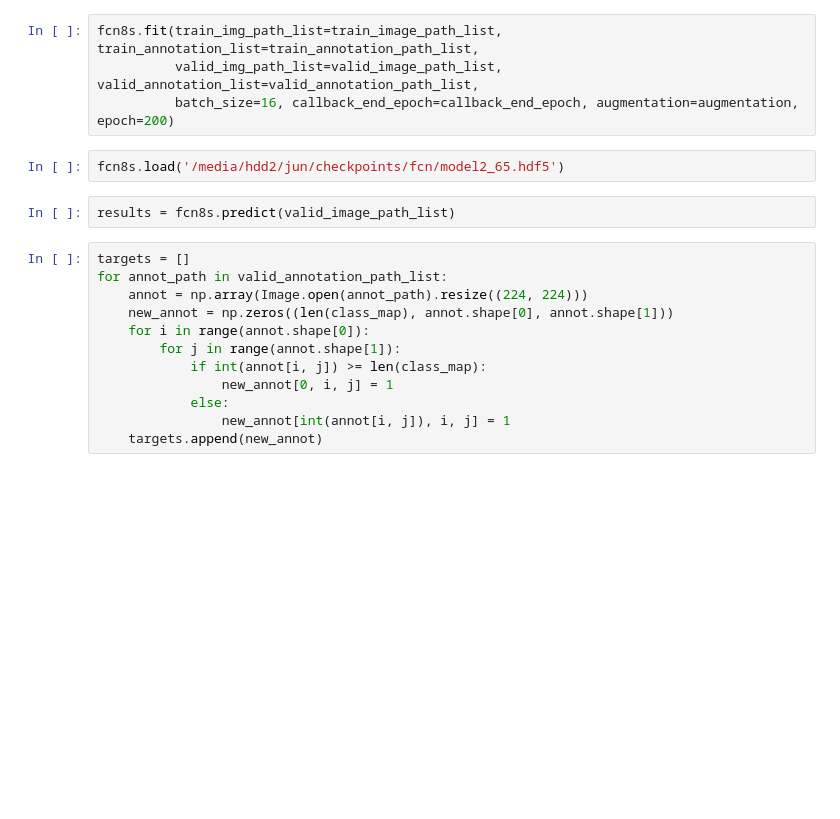
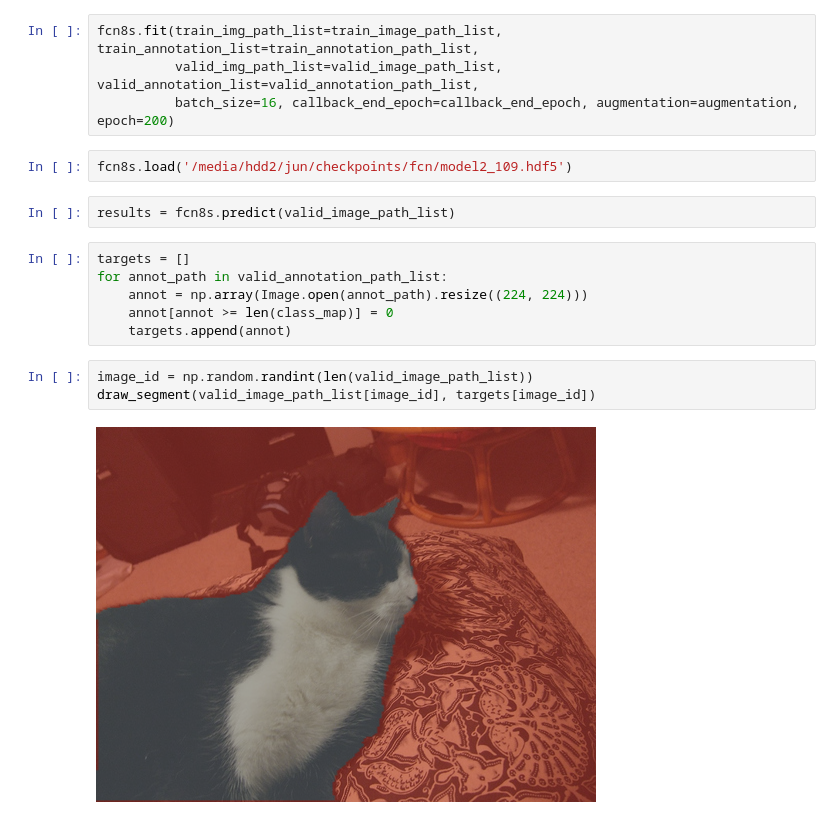
Before and after one commit to music-brain88/ReNomIMG, a Jupyter notebook: example/example_fcn.ipynb, the cells around one changed output. Cells and saved outputs as stored; diff of their text form; blank space fills up the shorter version.

```diff
--- a/example/example_fcn.ipynb
+++ b/example/example_fcn.ipynb
@@ -79,18 +76,17 @@ fcn8s.fit(train_img_path_list=train_image_path_list, train_annotation_list=train
           valid_img_path_list=valid_image_path_list, valid_annotation_list=valid_annotation_path_list,
           batch_size=16, callback_end_epoch=callback_end_epoch, augmentation=augmentation, epoch=200)
 # %%
-fcn8s.load('/media/hdd2/jun/checkpoints/fcn/model2_65.hdf5')
+fcn8s.load('/media/hdd2/jun/checkpoints/fcn/model2_109.hdf5')
 # %%
 results = fcn8s.predict(valid_image_path_list)
-# %%
-targets = []
-for annot_path in valid_annotation_path_list:
-    annot = np.array(Image.open(annot_path).resize((224, 224)))
-    new_annot = np.zeros((len(class_map), annot.shape[0], annot.shape[1]))
-    for i in range(annot.shape[0]):
-        for j in range(annot.shape[1]):
-            if int(annot[i, j]) >= len(class_map):
-                new_annot[0, i, j] = 1
-            else:
-                new_annot[int(annot[i, j]), i, j] = 1
-    targets.append(new_annot)
+# %%
+targets = []
+for annot_path in valid_annotation_path_list:
+    annot = np.array(Image.open(annot_path).resize((224, 224)))
+    annot[annot >= len(class_map)] = 0
+    targets.append(annot)
+# %%
+image_id = np.random.randint(len(valid_image_path_list))
+draw_segment(valid_image_path_list[image_id], targets[image_id])
+# %% [output]
+[figure, added]
```
Also changed, not shown: parts of 5 cells of this notebook, 2 other files.
